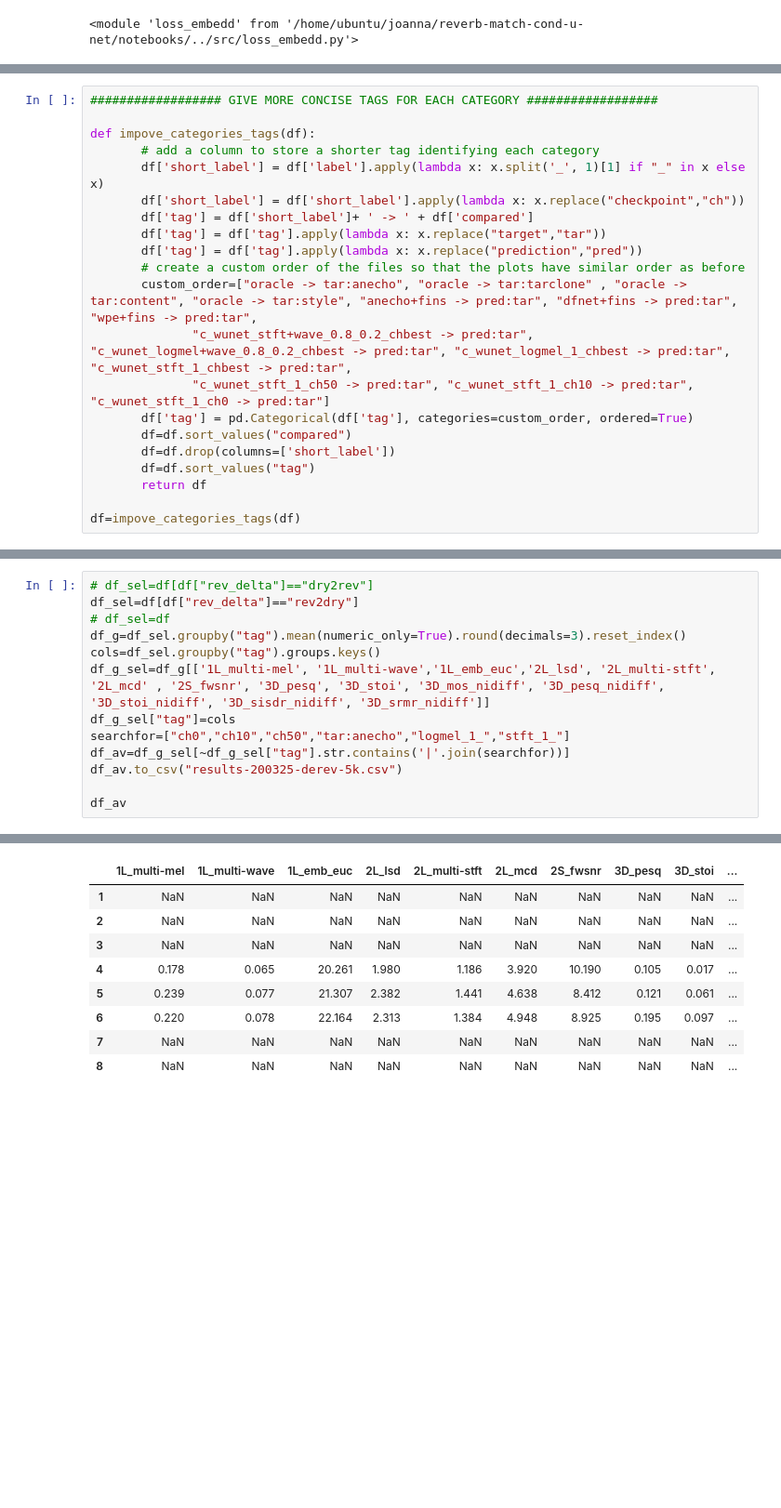
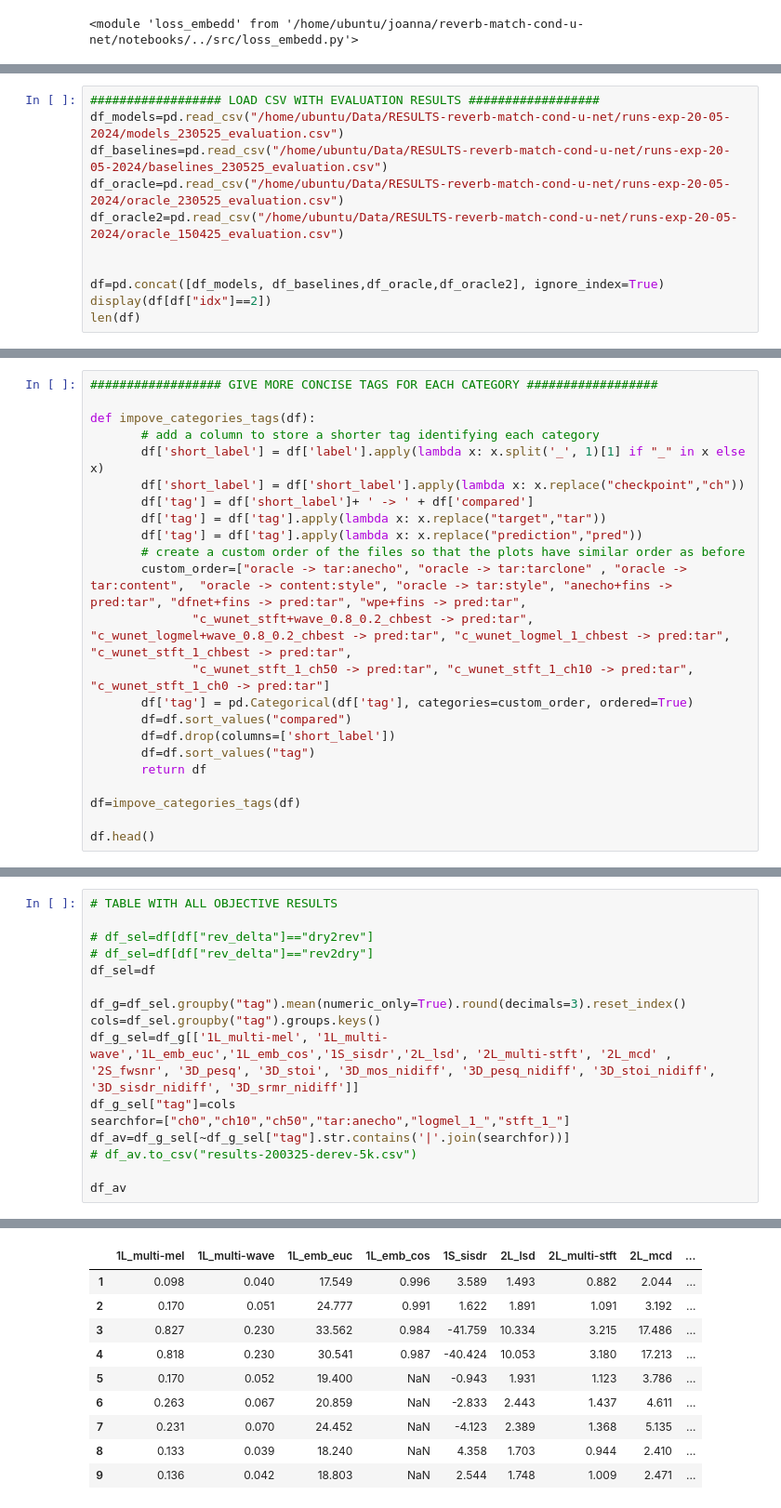
Before and after one commit to joaluba/reverb-match-cond-u-net, a Jupyter notebook: notebooks/evaluation_obj.ipynb, the cells around one changed output, grey strips where cells are left out. Shown at 93% size. Saved outputs shown, nothing was run; the diff lists cells and outputs as text; blank space fills up the shorter version.

```diff
--- a/notebooks/evaluation_obj.ipynb
+++ b/notebooks/evaluation_obj.ipynb
@@ -50,0 +38,11 @@ display(df[df["idx"]==2])
+# %%
+################## LOAD CSV WITH EVALUATION RESULTS ##################
+df_models=pd.read_csv("/home/ubuntu/Data/RESULTS-reverb-match-cond-u-net/runs-exp-20-05-2024/models_230525_evaluation.csv")
+df_baselines=pd.read_csv("/home/ubuntu/Data/RESULTS-reverb-match-cond-u-net/runs-exp-20-05-2024/baselines_230525_evaluation.csv")
+df_oracle=pd.read_csv("/home/ubuntu/Data/RESULTS-reverb-match-cond-u-net/runs-exp-20-05-2024/oracle_230525_evaluation.csv")
+df_oracle2=pd.read_csv("/home/ubuntu/Data/RESULTS-reverb-match-cond-u-net/runs-exp-20-05-2024/oracle_150425_evaluation.csv")
+
+
+df=pd.concat([df_models, df_baselines,df_oracle,df_oracle2], ignore_index=True)
+display(df[df["idx"]==2])
+len(df)
@@ -94,7 +112,7 @@ def impove_categories_tags(df):
        df['tag'] = df['tag'].apply(lambda x: x.replace("target","tar"))
        df['tag'] = df['tag'].apply(lambda x: x.replace("prediction","pred"))
        # create a custom order of the files so that the plots have similar order as before
-       custom_order=["oracle -> tar:anecho", "oracle -> tar:tarclone" , "oracle -> tar:content", "oracle -> tar:style", "anecho+fins -> pred:tar", "dfnet+fins -> pred:tar", "wpe+fins -> pred:tar",
+       custom_order=["oracle -> tar:anecho", "oracle -> tar:tarclone" , "oracle -> tar:content",  "oracle -> content:style", "oracle -> tar:style", "anecho+fins -> pred:tar", "dfnet+fins -> pred:tar", "wpe+fins -> pred:tar",
               "c_wunet_stft+wave_0.8_0.2_chbest -> pred:tar", "c_wunet_logmel+wave_0.8_0.2_chbest -> pred:tar", "c_wunet_logmel_1_chbest -> pred:tar", "c_wunet_stft_1_chbest -> pred:tar",
               "c_wunet_stft_1_ch50 -> pred:tar", "c_wunet_stft_1_ch10 -> pred:tar", "c_wunet_stft_1_ch0 -> pred:tar"]
        df['tag'] = pd.Categorical(df['tag'], categories=custom_order, ordered=True)
@@ -104,3 +122,5 @@ def impove_categories_tags(df):
        return df
 
 df=impove_categories_tags(df)
+
+df.head()
@@ -107,28 +135,32 @@ df=impove_categories_tags(df)
 # %%
+# TABLE WITH ALL OBJECTIVE RESULTS
+
 # df_sel=df[df["rev_delta"]=="dry2rev"]
-df_sel=df[df["rev_delta"]=="rev2dry"]
-# df_sel=df
+# df_sel=df[df["rev_delta"]=="rev2dry"]
+df_sel=df
+
 df_g=df_sel.groupby("tag").mean(numeric_only=True).round(decimals=3).reset_index()
 cols=df_sel.groupby("tag").groups.keys()
-df_g_sel=df_g[['1L_multi-mel', '1L_multi-wave','1L_emb_euc','2L_lsd', '2L_multi-stft', '2L_mcd' , '2S_fwsnr', '3D_pesq', '3D_stoi', '3D_mos_nidiff', '3D_pesq_nidiff', '3D_stoi_nidiff', '3D_sisdr_nidiff', '3D_srmr_nidiff']]
+df_g_sel=df_g[['1L_multi-mel', '1L_multi-wave','1L_emb_euc','1L_emb_cos','1S_sisdr','2L_lsd', '2L_multi-stft', '2L_mcd' , '2S_fwsnr', '3D_pesq', '3D_stoi', '3D_mos_nidiff', '3D_pesq_nidiff', '3D_stoi_nidiff', '3D_sisdr_nidiff', '3D_srmr_nidiff']]
 df_g_sel["tag"]=cols
 searchfor=["ch0","ch10","ch50","tar:anecho","logmel_1_","stft_1_"]
 df_av=df_g_sel[~df_g_sel["tag"].str.contains('|'.join(searchfor))]
-df_av.to_csv("results-200325-derev-5k.csv")
+# df_av.to_csv("results-200325-derev-5k.csv")
 
 df_av
 # %% [output]
 A value is trying to be set on a copy of a slice from a DataFrame.
 Try using .loc[row_indexer,col_indexer] = value instead
 
 See the caveats in the documentation: https://pandas.pydata.org/pandas-docs/stable/user_guide/indexing.html#returning-a-view-versus-a-copy
   df_g_sel["tag"]=cols
-|  | 1L_multi-mel | 1L_multi-wave | 1L_emb_euc | 2L_lsd | 2L_multi-stft | 2L_mcd | 2S_fwsnr | 3D_pesq | 3D_stoi | ... |
-| 1 | NaN | NaN | NaN | NaN | NaN | NaN | NaN | NaN | NaN | ... |
-| 2 | NaN | NaN | NaN | NaN | NaN | NaN | NaN | NaN | NaN | ... |
-| 3 | NaN | NaN | NaN | NaN | NaN | NaN | NaN | NaN | NaN | ... |
-| 4 | 0.178 | 0.065 | 20.261 | 1.980 | 1.186 | 3.920 | 10.190 | 0.105 | 0.017 | ... |
-| 5 | 0.239 | 0.077 | 21.307 | 2.382 | 1.441 | 4.638 | 8.412 | 0.121 | 0.061 | ... |
-| 6 | 0.220 | 0.078 | 22.164 | 2.313 | 1.384 | 4.948 | 8.925 | 0.195 | 0.097 | ... |
-| 7 | NaN | NaN | NaN | NaN | NaN | NaN | NaN | NaN | NaN | ... |
-| 8 | NaN | NaN | NaN | NaN | NaN | NaN | NaN | NaN | NaN | ... |
+|  | 1L_multi-mel | 1L_multi-wave | 1L_emb_euc | 1L_emb_cos | 1S_sisdr | 2L_lsd | 2L_multi-stft | 2L_mcd | ... |
+| 1 | 0.098 | 0.040 | 17.549 | 0.996 | 3.589 | 1.493 | 0.882 | 2.044 | ... |
+| 2 | 0.170 | 0.051 | 24.777 | 0.991 | 1.622 | 1.891 | 1.091 | 3.192 | ... |
+| 3 | 0.827 | 0.230 | 33.562 | 0.984 | -41.759 | 10.334 | 3.215 | 17.486 | ... |
+| 4 | 0.818 | 0.230 | 30.541 | 0.987 | -40.424 | 10.053 | 3.180 | 17.213 | ... |
+| 5 | 0.170 | 0.052 | 19.400 | NaN | -0.943 | 1.931 | 1.123 | 3.786 | ... |
+| 6 | 0.263 | 0.067 | 20.859 | NaN | -2.833 | 2.443 | 1.437 | 4.611 | ... |
+| 7 | 0.231 | 0.070 | 24.452 | NaN | -4.123 | 2.389 | 1.368 | 5.135 | ... |
+| 8 | 0.133 | 0.039 | 18.240 | NaN | 4.358 | 1.703 | 0.944 | 2.410 | ... |
+| 9 | 0.136 | 0.042 | 18.803 | NaN | 2.544 | 1.748 | 1.009 | 2.471 | ... |
```
Also changed, not shown: parts of 9 cells of this notebook, 6 other files.
